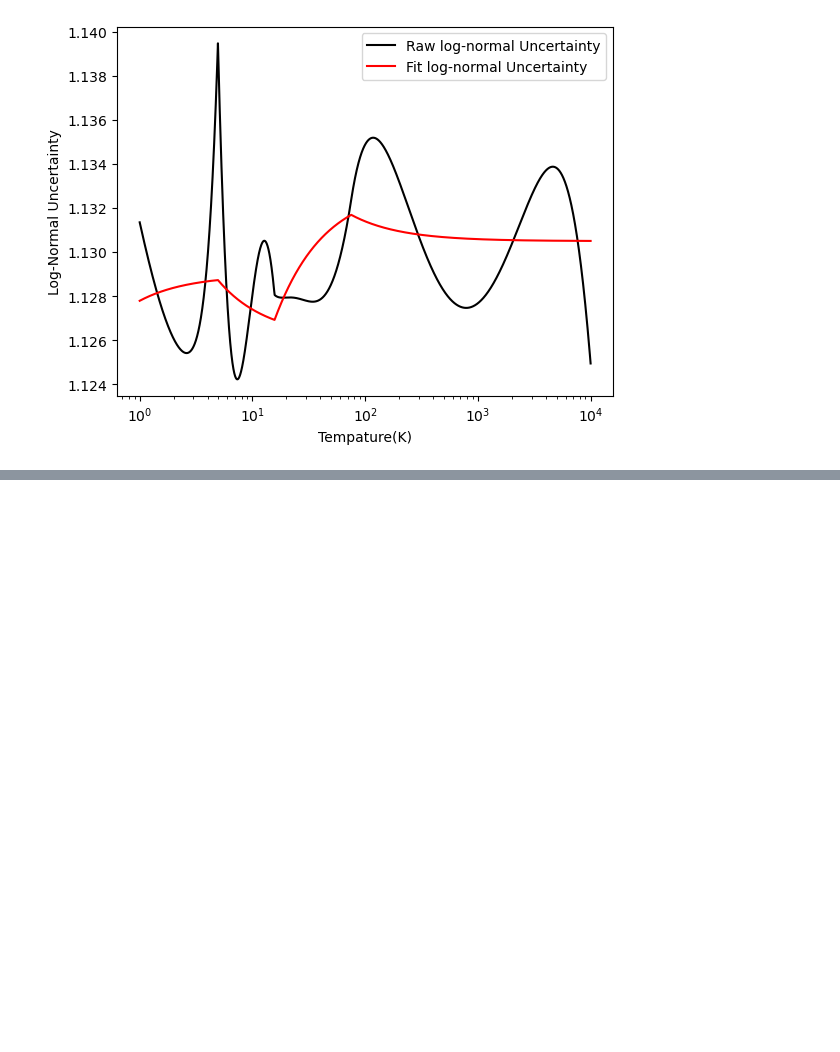
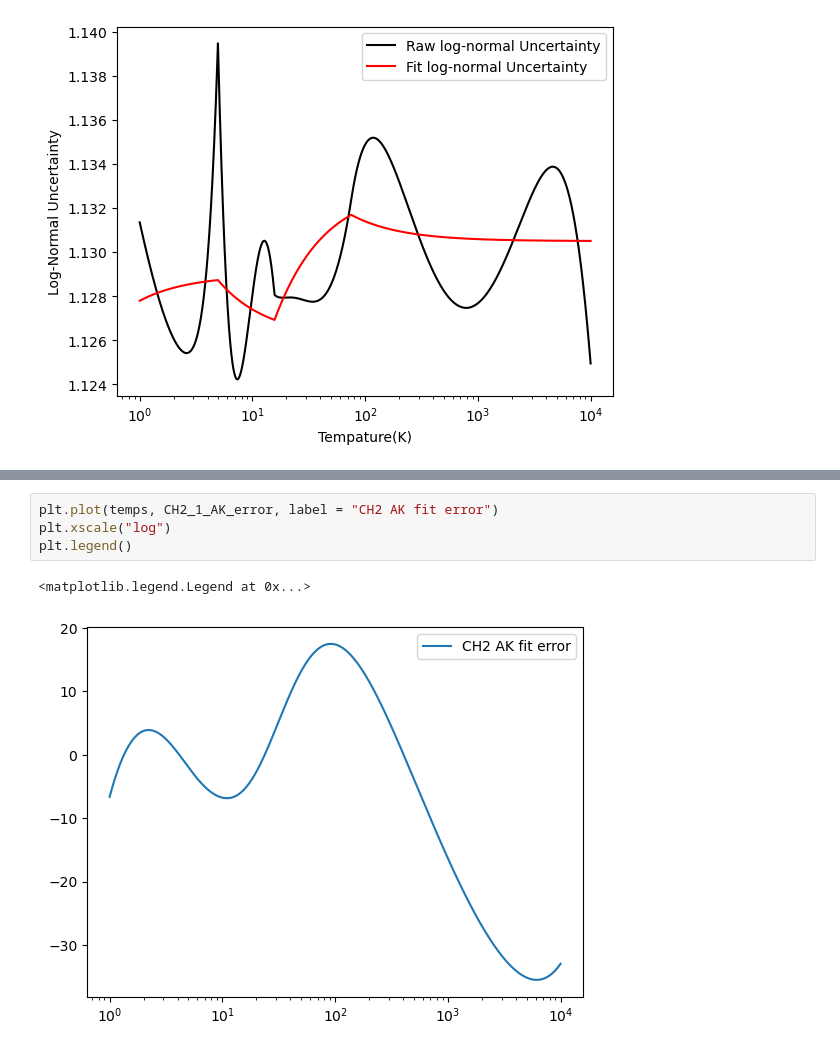
Before and after one commit to wostling/SavinGroup, a Jupyter notebook: Corrected_Fits.ipynb, the cells around one changed output, grey strips where cells are left out. Saved outputs shown, nothing was run; the diff lists cells and outputs as text; blank space fills up the shorter version.

```diff
--- a/Corrected_Fits.ipynb
+++ b/Corrected_Fits.ipynb
@@ -365,0 +383,7 @@ plt.legend()
+# %%
+plt.plot(temps, CH2_1_AK_error, label = "CH2 AK fit error")
+plt.xscale("log")
+plt.legend()
+# %% [output]
+<matplotlib.legend.Legend at 0x...>
+[figure, added]
```
Also changed, not shown: parts of 15 cells of this notebook.
